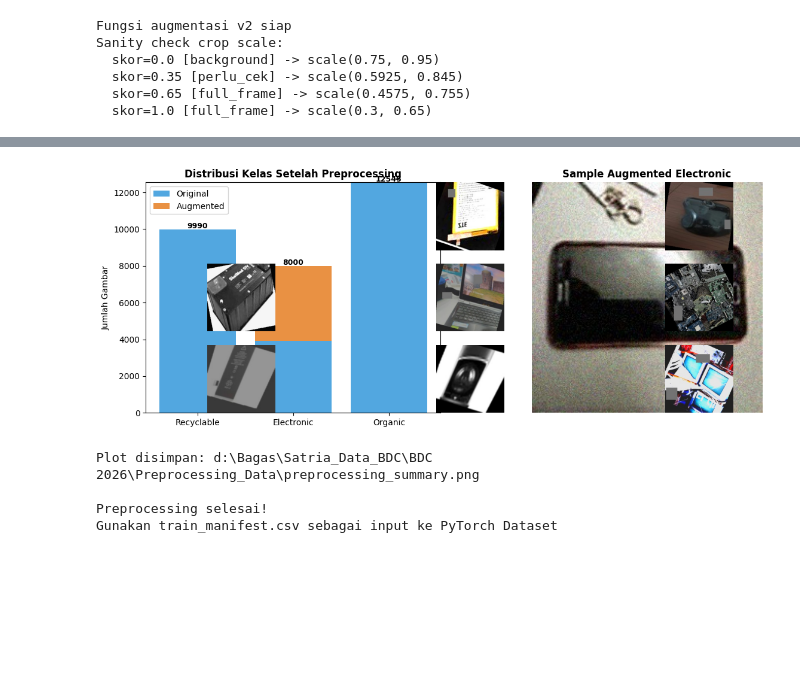
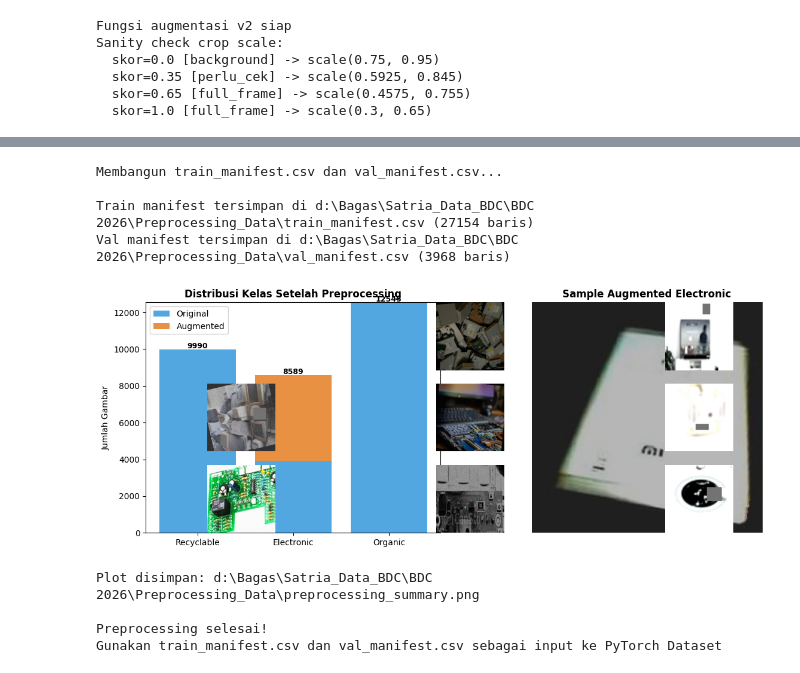
Before and after one commit to TheGasz/Satria-Data_IdentifikasiJenisSampah, a Jupyter notebook: Preprocessing_Data/Preprocessing.ipynb, the cells around one changed output, grey strips where cells are left out. Drawn from its saved outputs; the diff is of its cells as text; code cells hidden in the pictures; blank space fills up the shorter version.

Commit message:
fix data leakage , now fokus on fix kernel die

```diff
--- a/Preprocessing_Data/Preprocessing.ipynb
+++ b/Preprocessing_Data/Preprocessing.ipynb
@@ -451,49 +424,83 @@ Manifest disimpan ke: d:\Bagas\Satria_Data_BDC\BDC 2026\Preprocessing_Data\train
+# %%
+# ============================================================
+# CELL 8 - Build Train & Val Manifest CSV
+# ============================================================
+print('Membangun train_manifest.csv dan val_manifest.csv...')
+
+train_rows = []
+val_rows = []
+
+for label_name, files in val_files_dict.items():
+    label_id = [v[1] for k, v in CLASS_MAP.items() if v[0] == label_name][0]
+    for f in files:
+        val_rows.append({'file_path': str(f), 'label': label_name, 'label_id': label_id, 'source': 'original'})
+
+for label_name, files in train_files_dict.items():
+    label_id = [v[1] for k, v in CLASS_MAP.items() if v[0] == label_name][0]
+    for f in files:
+        train_rows.append({'file_path': str(f), 'label': label_name, 'label_id': label_id, 'source': 'original'})
+
+for f in OUTPUT_DIR.glob('*.jpg'):
+    train_rows.append({'file_path': str(f), 'label': 'Electronic', 'label_id': 1, 'source': 'augmented'})
+
+df_val = pd.DataFrame(val_rows)
+df_val = df_val[df_val['file_path'].apply(lambda p: Path(p).exists())]
+df_val = df_val.sort_values(['label_id', 'file_path']).reset_index(drop=True)
+df_val.to_csv(VAL_MANIFEST_PATH, index=False)
+
+df_train = pd.DataFrame(train_rows)
+df_train = df_train[df_train['file_path'].apply(lambda p: Path(p).exists())]
+df_train = df_train.sort_values(['label_id', 'source', 'file_path']).reset_index(drop=True)
+df_train.to_csv(TRAIN_MANIFEST_PATH, index=False)
+
+print(f"\nTrain manifest tersimpan di {TRAIN_MANIFEST_PATH} ({len(df_train)} baris)")
+print(f"Val manifest tersimpan di {VAL_MANIFEST_PATH} ({len(df_val)} baris)")
+# %% [output]
+Membangun train_manifest.csv dan val_manifest.csv...
+
+Train manifest tersimpan di d:\Bagas\Satria_Data_BDC\BDC 2026\Preprocessing_Data\train_manifest.csv (27154 baris)
+Val manifest tersimpan di d:\Bagas\Satria_Data_BDC\BDC 2026\Preprocessing_Data\val_manifest.csv (3968 baris)
 # %%
 # CELL 9 - Verifikasi & Visualisasi
-
 # Distribusi kelas bar chart
 labels_list = ['Recyclable', 'Electronic', 'Organic']
-counts_orig = [len([r for r in rows if r['label']==l and r['source']=='original']) for l in labels_list]
-counts_aug  = [len([r for r in rows if r['label']==l and r['source']=='augmented']) for l in labels_list]
-
+counts_orig = [len([r for r in train_rows if r['label']==l and r['source']=='original']) + len([r for r in val_rows if r['label']==l and r['source']=='original']) for l in labels_list]
+counts_aug  = [len([r for r in train_rows if r['label']==l and r['source']=='augmented']) for l in labels_list]
 fig, axes = plt.subplots(1, 2, figsize=(14, 5))
-
 # Bar chart distribusi
 x = range(len(labels_list))
 axes[0].bar(x, counts_orig, label='Original', color='#3498DB', alpha=0.85)
 axes[0].bar(x, counts_aug,  label='Augmented', color='#E67E22', alpha=0.85,
             bottom=counts_orig)
 axes[0].set_xticks(list(x))
 axes[0].set_xticklabels(labels_list)
 axes[0].set_title('Distribusi Kelas Setelah Preprocessing', fontweight='bold')
 axes[0].set_ylabel('Jumlah Gambar')
 axes[0].legend()
 for i, (o, a) in enumerate(zip(counts_orig, counts_aug)):
     axes[0].text(i, o + a + 50, str(o+a), ha='center', fontsize=9, fontweight='bold')
-
 # Grid sample augmented
 aug_files = list(OUTPUT_DIR.glob('*.jpg'))[:9]
 if len(aug_files) >= 9:
     for idx, f in enumerate(aug_files[:9]):
         ax = axes[1] if idx == 0 else fig.add_subplot(3, 3, idx+1)
         try:
             img = Image.open(f)
             plt.imshow(img)
             plt.axis('off')
         except Exception:
             pass
     axes[1].set_title('Sample Augmented Electronic', fontweight='bold')
-
 plt.tight_layout()
 plt.savefig(PREPROC_DIR / 'preprocessing_summary.png', dpi=120, bbox_inches='tight')
 plt.show()
 print('Plot disimpan:', PREPROC_DIR / 'preprocessing_summary.png')
 print()
 print('Preprocessing selesai!')
-print('Gunakan train_manifest.csv sebagai input ke PyTorch Dataset')
+print('Gunakan train_manifest.csv dan val_manifest.csv sebagai input ke PyTorch Dataset')
 # %% [output]
-[figure, old version]
+[figure, new version]
 Plot disimpan: d:\Bagas\Satria_Data_BDC\BDC 2026\Preprocessing_Data\preprocessing_summary.png
 
 Preprocessing selesai!
-Gunakan train_manifest.csv sebagai input ke PyTorch Dataset
+Gunakan train_manifest.csv dan val_manifest.csv sebagai input ke PyTorch Dataset
```
Also changed, not shown: parts of 4 cells of this notebook, 8 other files.
